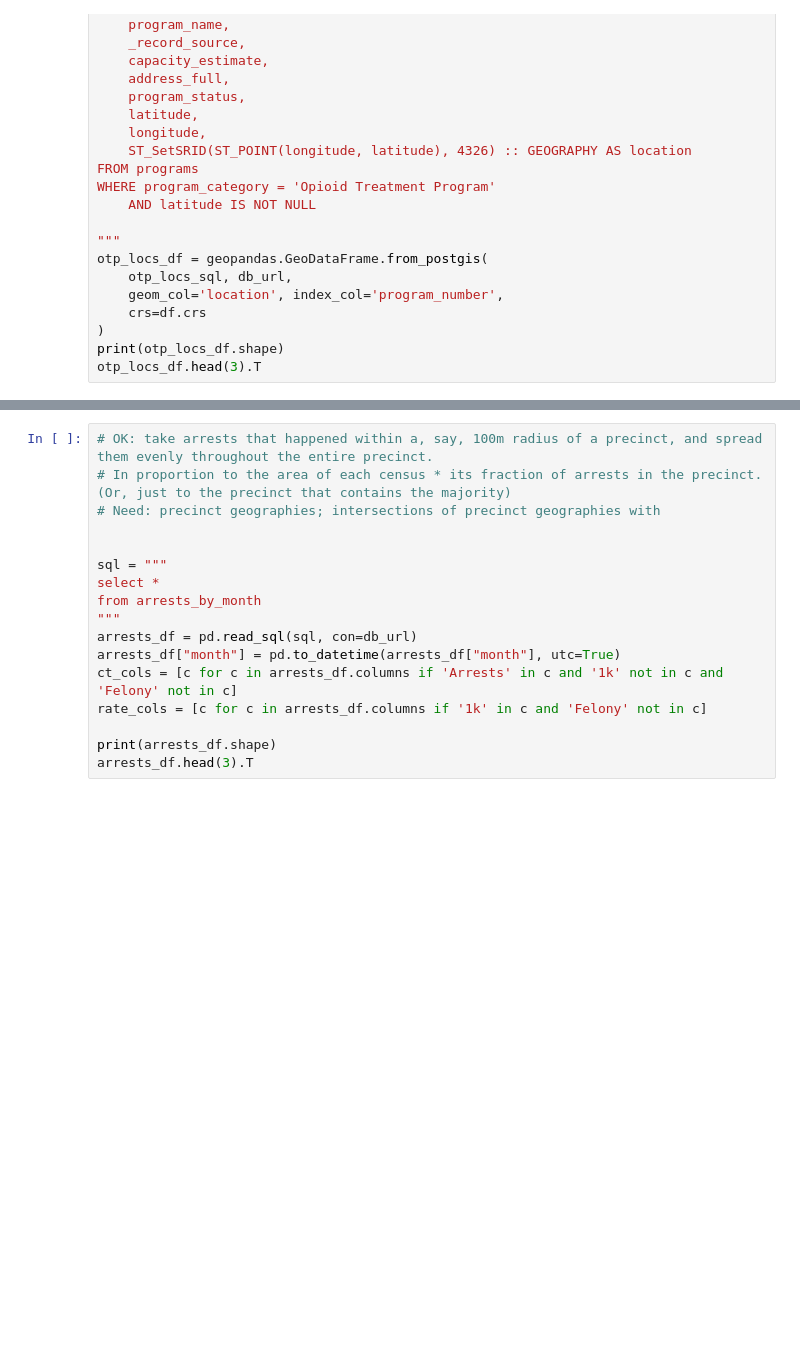
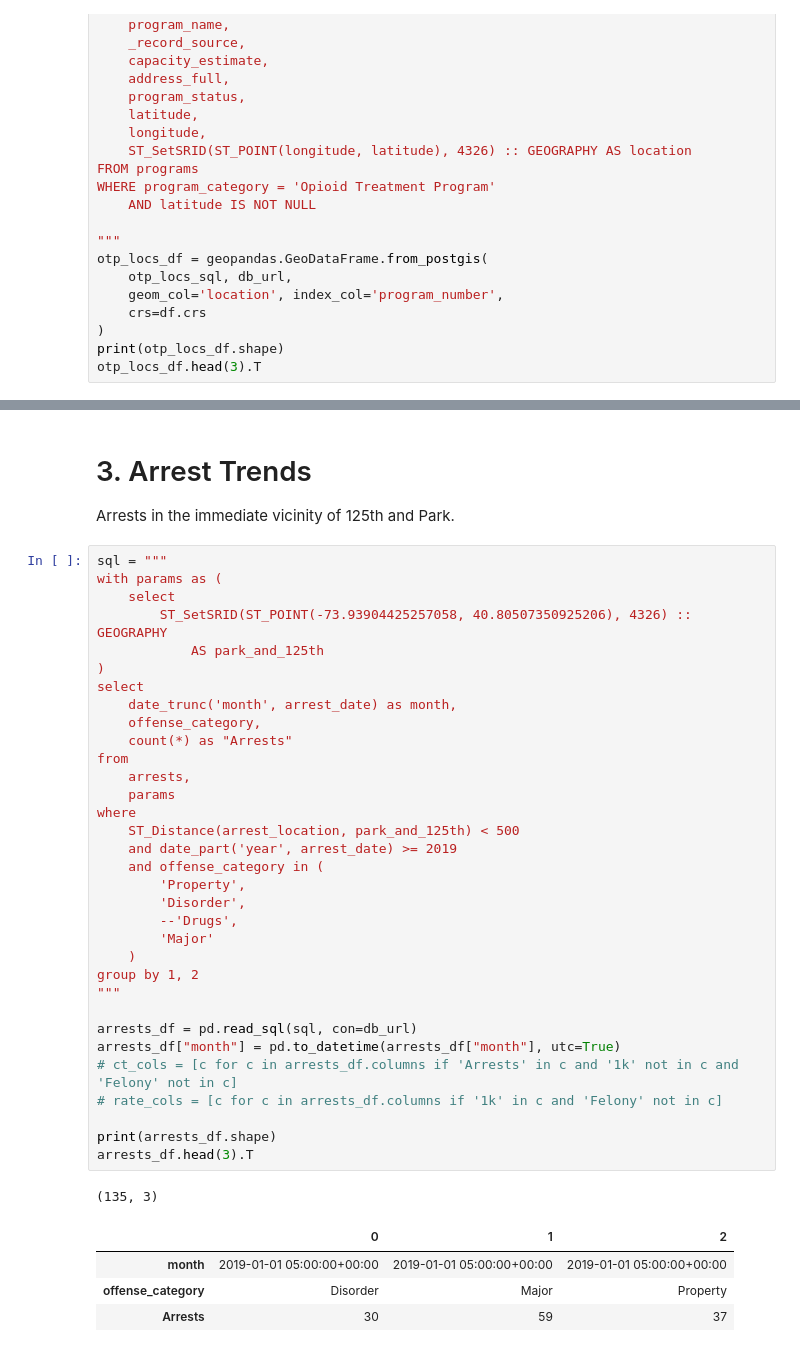
Before and after one commit to skritch/ghc-analysis, a Jupyter notebook: analysis/arrests.ipynb, the cells around one changed output, grey strips where cells are left out. Saved outputs shown, nothing was run; the diff lists cells and outputs as text; blank space fills up the shorter version.

```diff
--- a/analysis/arrests.ipynb
+++ b/analysis/arrests.ipynb
@@ -132,17 +167,43 @@ otp_locs_df.explore(m=map, marker_kwds={'radius': 2.5, 'color': 'red', 'fill': T
+# %% [markdown]
+# 3. Arrest Trends
+
+Arrests in the immediate vicinity of 125th and Park.
 # %%
-# OK: take arrests that happened within a, say, 100m radius of a precinct, and spread them evenly throughout the entire precinct.
-# In proportion to the area of each census * its fraction of arrests in the precinct. (Or, just to the precinct that contains the majority)
-# Need: precinct geographies; intersections of precinct geographies with
+sql = """
+with params as (
+    select
+        ST_SetSRID(ST_POINT(-73.93904425257058, 40.80507350925206), 4326) :: GEOGRAPHY
+            AS park_and_125th
+)
+select
+    date_trunc('month', arrest_date) as month,
+    offense_category,
+    count(*) as "Arrests"
+from
+    arrests,
+    params
+where
+    ST_Distance(arrest_location, park_and_125th) < 500
+    and date_part('year', arrest_date) >= 2019
+    and offense_category in (
+        'Property',
+        'Disorder',
+        --'Drugs',
+        'Major'
+    )
+group by 1, 2
+"""
 
-
-sql = """
-select *
-from arrests_by_month
-"""
 arrests_df = pd.read_sql(sql, con=db_url)
 arrests_df["month"] = pd.to_datetime(arrests_df["month"], utc=True)
-ct_cols = [c for c in arrests_df.columns if 'Arrests' in c and '1k' not in c and 'Felony' not in c]
-rate_cols = [c for c in arrests_df.columns if '1k' in c and 'Felony' not in c]
+# ct_cols = [c for c in arrests_df.columns if 'Arrests' in c and '1k' not in c and 'Felony' not in c]
+# rate_cols = [c for c in arrests_df.columns if '1k' in c and 'Felony' not in c]
 
 print(arrests_df.shape)
 arrests_df.head(3).T
+# %% [output]
+(135, 3)
+|  | 0 | 1 | 2 |
+| month | 2019-01-01 05:00:00+00:00 | 2019-01-01 05:00:00+00:00 | 2019-01-01 05:00:00+00:00 |
+| offense_category | Disorder | Major | Property |
+| Arrests | 30 | 59 | 37 |
```
Also changed, not shown: parts of 11 cells of this notebook, 18 other files.
